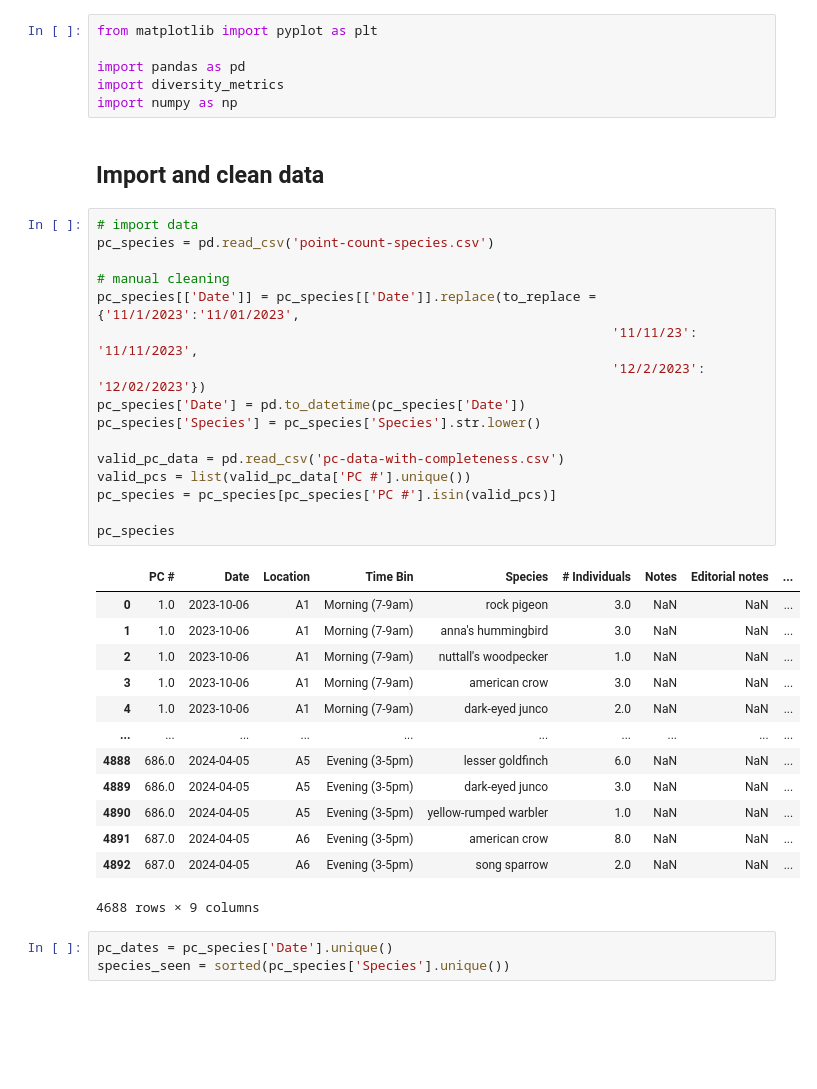
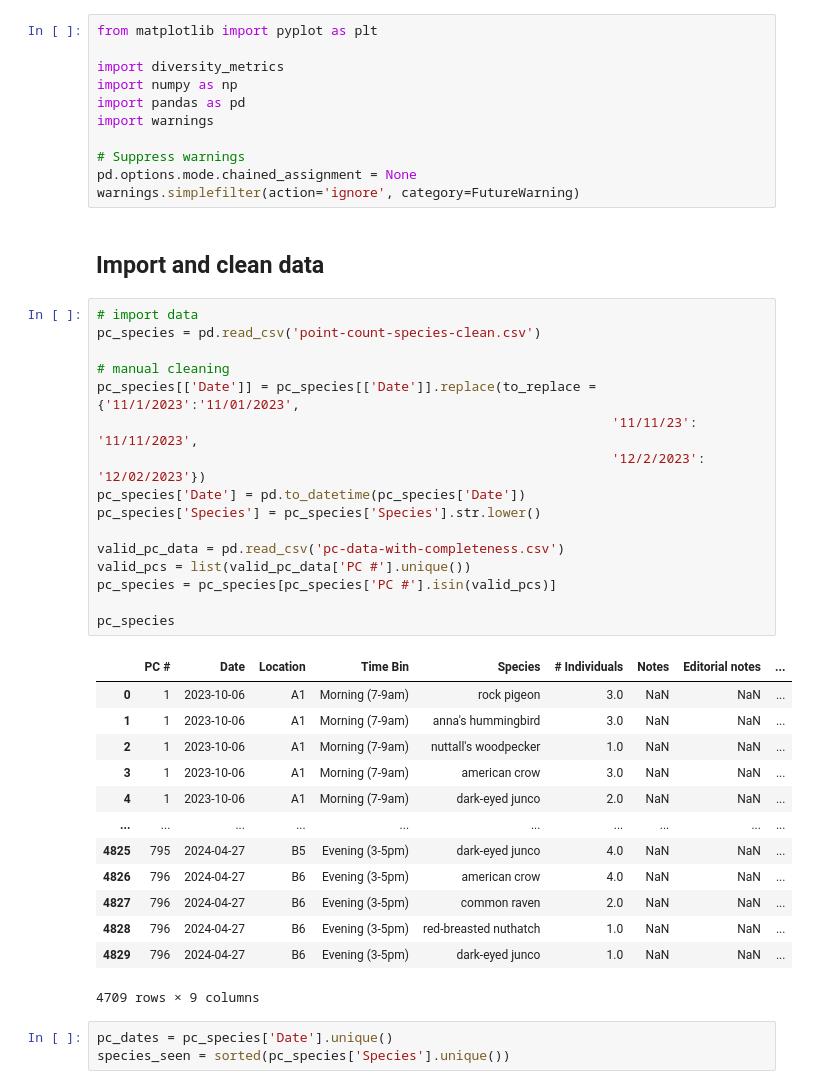
Before and after one commit to mmyen/bfb-babs-23-24, a Jupyter notebook: calculate-diversity-metrics.ipynb, the cells around one changed output. Drawn from its saved outputs; the diff is of its cells as text; blank space fills up the shorter version.

```diff
--- a/calculate-diversity-metrics.ipynb
+++ b/calculate-diversity-metrics.ipynb
@@ -1,41 +1,46 @@
 # %%
 from matplotlib import pyplot as plt
 
-import pandas as pd
 import diversity_metrics
 import numpy as np
+import pandas as pd
+import warnings
+
+# Suppress warnings
+pd.options.mode.chained_assignment = None
+warnings.simplefilter(action='ignore', category=FutureWarning)
 # %% [markdown]
 ## Import and clean data
 # %%
 # import data
-pc_species = pd.read_csv('point-count-species.csv')
+pc_species = pd.read_csv('point-count-species-clean.csv')
 
 # manual cleaning
 pc_species[['Date']] = pc_species[['Date']].replace(to_replace = {'11/1/2023':'11/01/2023',
                                                                   '11/11/23': '11/11/2023',
                                                                   '12/2/2023': '12/02/2023'})
 pc_species['Date'] = pd.to_datetime(pc_species['Date'])
 pc_species['Species'] = pc_species['Species'].str.lower()
 
 valid_pc_data = pd.read_csv('pc-data-with-completeness.csv')
 valid_pcs = list(valid_pc_data['PC #'].unique())
 pc_species = pc_species[pc_species['PC #'].isin(valid_pcs)]
 
 pc_species
 # %% [output]
 |  | PC # | Date | Location | Time Bin | Species | # Individuals | Notes | Editorial notes | ... |
-| 0 | 1.0 | 2023-10-06 | A1 | Morning (7-9am) | rock pigeon | 3.0 | NaN | NaN | ... |
-| 1 | 1.0 | 2023-10-06 | A1 | Morning (7-9am) | anna's hummingbird | 3.0 | NaN | NaN | ... |
-| 2 | 1.0 | 2023-10-06 | A1 | Morning (7-9am) | nuttall's woodpecker | 1.0 | NaN | NaN | ... |
-| 3 | 1.0 | 2023-10-06 | A1 | Morning (7-9am) | american crow | 3.0 | NaN | NaN | ... |
-| 4 | 1.0 | 2023-10-06 | A1 | Morning (7-9am) | dark-eyed junco | 2.0 | NaN | NaN | ... |
+| 0 | 1 | 2023-10-06 | A1 | Morning (7-9am) | rock pigeon | 3.0 | NaN | NaN | ... |
+| 1 | 1 | 2023-10-06 | A1 | Morning (7-9am) | anna's hummingbird | 3.0 | NaN | NaN | ... |
+| 2 | 1 | 2023-10-06 | A1 | Morning (7-9am) | nuttall's woodpecker | 1.0 | NaN | NaN | ... |
+| 3 | 1 | 2023-10-06 | A1 | Morning (7-9am) | american crow | 3.0 | NaN | NaN | ... |
+| 4 | 1 | 2023-10-06 | A1 | Morning (7-9am) | dark-eyed junco | 2.0 | NaN | NaN | ... |
 | ... | ... | ... | ... | ... | ... | ... | ... | ... | ... |
-| 4888 | 686.0 | 2024-04-05 | A5 | Evening (3-5pm) | lesser goldfinch | 6.0 | NaN | NaN | ... |
-| 4889 | 686.0 | 2024-04-05 | A5 | Evening (3-5pm) | dark-eyed junco | 3.0 | NaN | NaN | ... |
-| 4890 | 686.0 | 2024-04-05 | A5 | Evening (3-5pm) | yellow-rumped warbler | 1.0 | NaN | NaN | ... |
-| 4891 | 687.0 | 2024-04-05 | A6 | Evening (3-5pm) | american crow | 8.0 | NaN | NaN | ... |
-| 4892 | 687.0 | 2024-04-05 | A6 | Evening (3-5pm) | song sparrow | 2.0 | NaN | NaN | ... |
+| 4825 | 795 | 2024-04-27 | B5 | Evening (3-5pm) | dark-eyed junco | 4.0 | NaN | NaN | ... |
+| 4826 | 796 | 2024-04-27 | B6 | Evening (3-5pm) | american crow | 4.0 | NaN | NaN | ... |
+| 4827 | 796 | 2024-04-27 | B6 | Evening (3-5pm) | common raven | 2.0 | NaN | NaN | ... |
+| 4828 | 796 | 2024-04-27 | B6 | Evening (3-5pm) | red-breasted nuthatch | 1.0 | NaN | NaN | ... |
+| 4829 | 796 | 2024-04-27 | B6 | Evening (3-5pm) | dark-eyed junco | 1.0 | NaN | NaN | ... |
-4688 rows × 9 columns
+4709 rows × 9 columns
 # %%
 pc_dates = pc_species['Date'].unique()
 species_seen = sorted(pc_species['Species'].unique())
```
Also changed, not shown: parts of 22 cells of this notebook, 8 other files.
